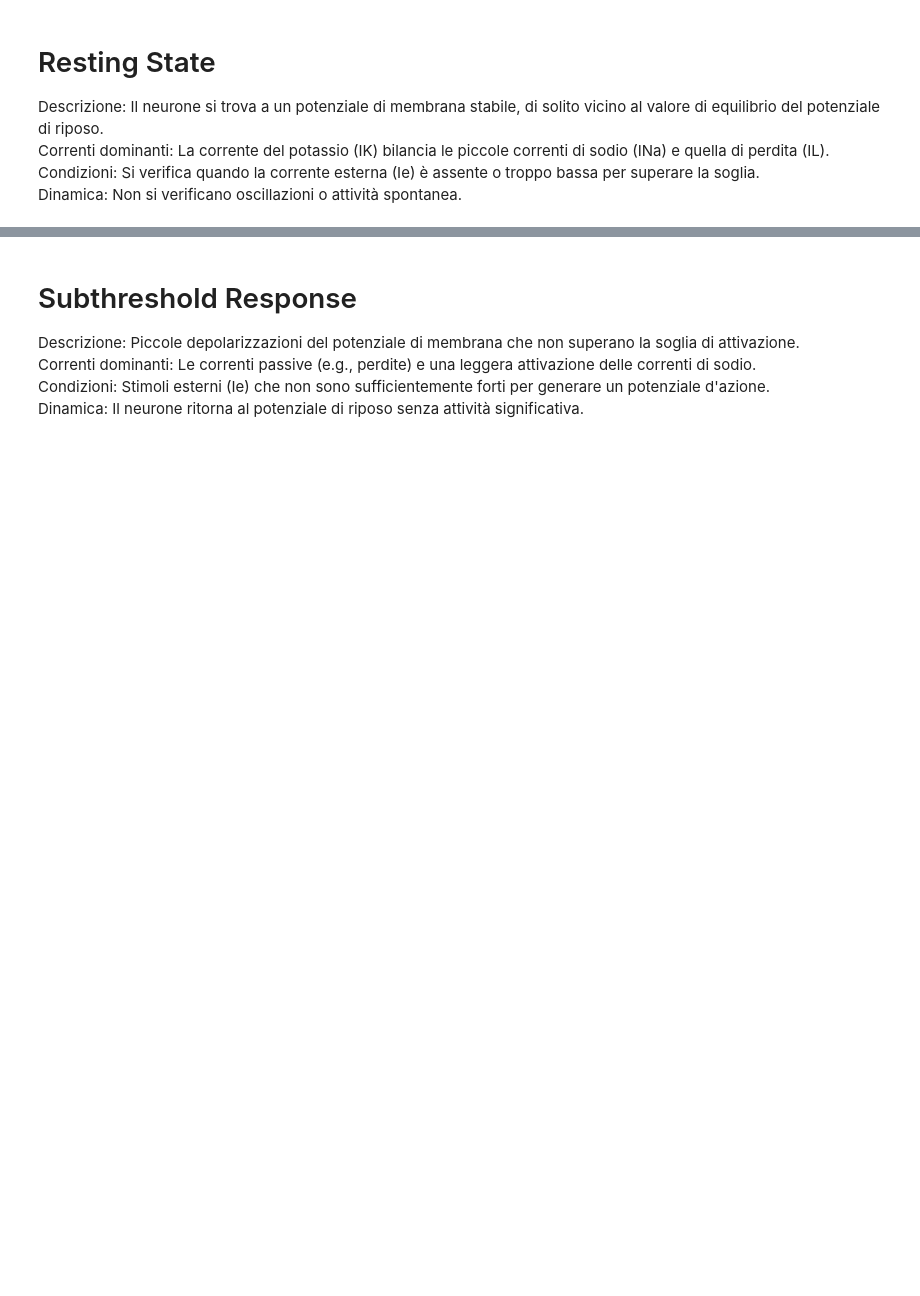
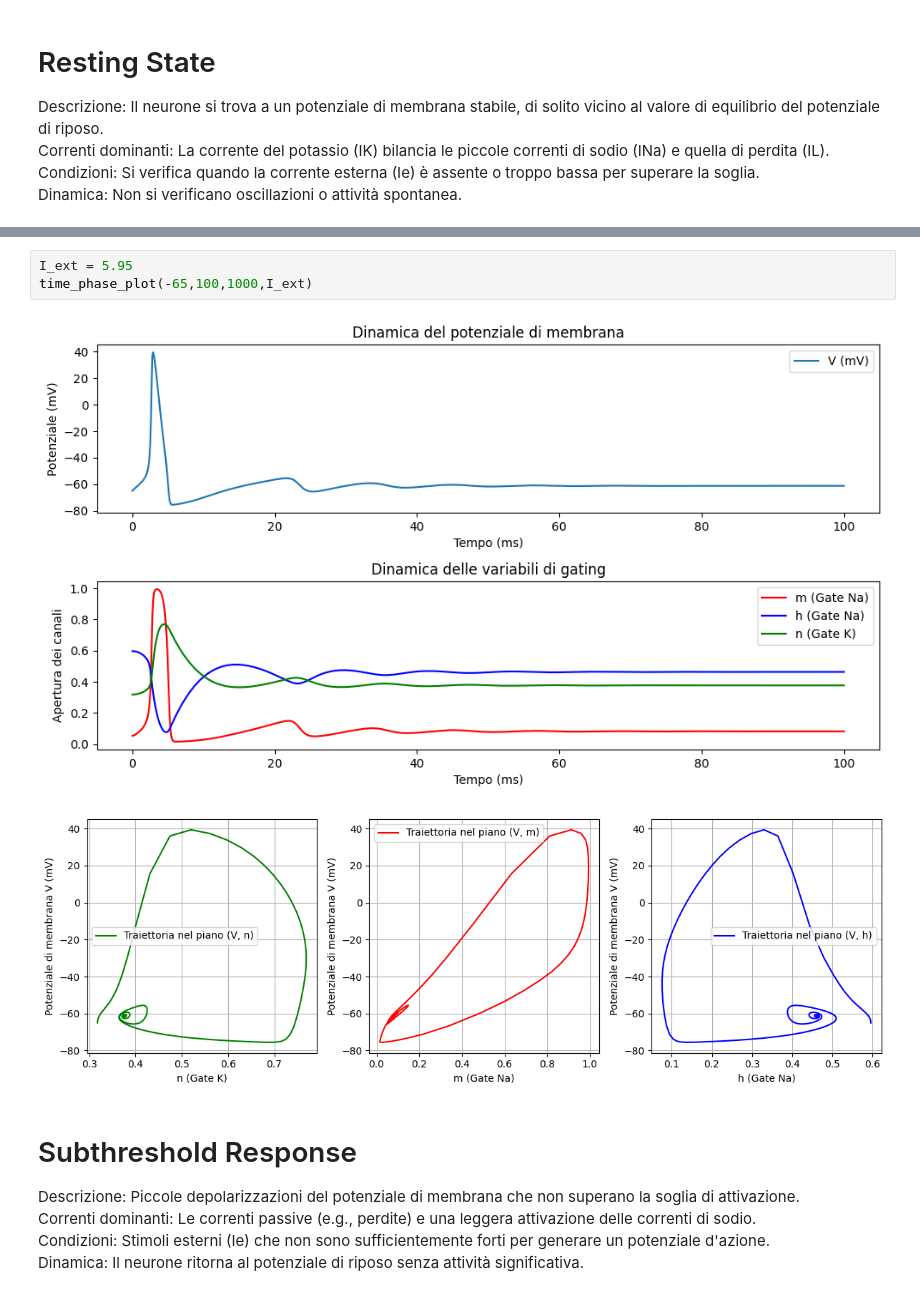
Before and after one commit to pietromihelj/modelli-e-sistemi-complessi, a Jupyter notebook: neuron_dynamical_system_Pietro_Mihelj.ipynb, the cells around one changed output, grey strips where cells are left out. Saved outputs shown, nothing was run; the diff lists cells and outputs as text; blank space fills up the shorter version.

```diff
--- a/neuron_dynamical_system_Pietro_Mihelj.ipynb
+++ b/neuron_dynamical_system_Pietro_Mihelj.ipynb
@@ -321,3 +341,9 @@ time_phase_plot(0,100,1000,I_ext)
+# %%
+I_ext = 5.95
+time_phase_plot(-65,100,1000,I_ext)
+# %% [output]
+[figure, added]
+[figure, added]
 # %% [markdown]
 # Subthreshold Response #
 Descrizione: Piccole depolarizzazioni del potenziale di membrana che non superano la soglia di attivazione.
```
Also changed, not shown: parts of 25 cells of this notebook, 2 other files.
